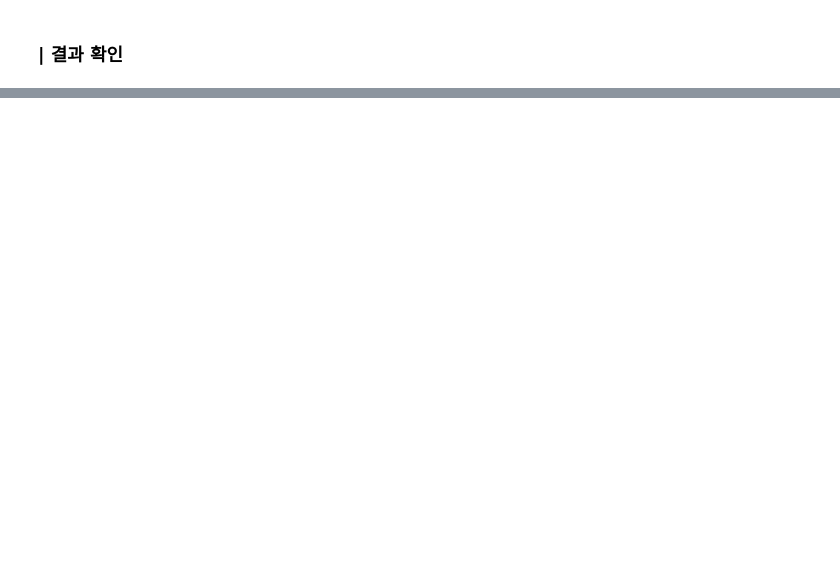
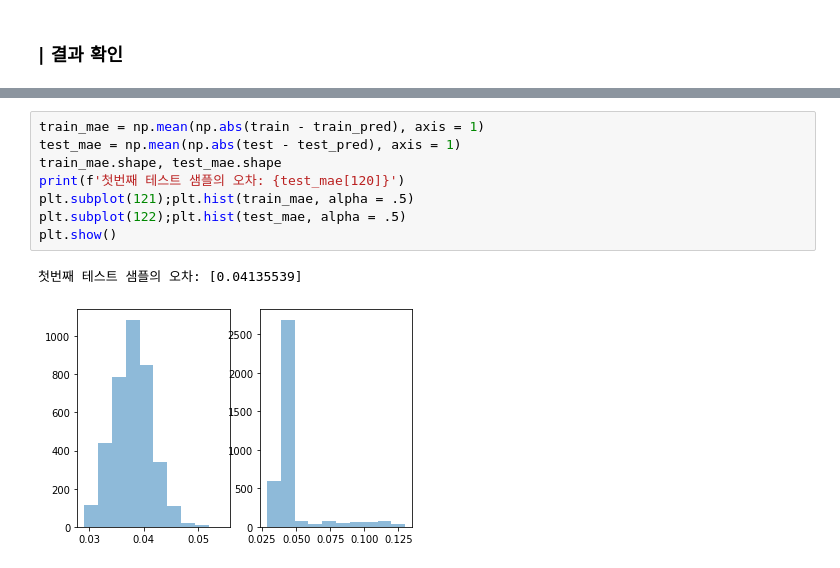
Before and after one commit to LeeHuiJong/Deep_learning, a Jupyter notebook: ch04_06_Autoencoder_ipynb의_사본.ipynb, the cells around one changed output, grey strips where cells are left out. Cells and saved outputs as stored; diff of their text form; blank space fills up the shorter version.

```diff
--- a/ch04_06_Autoencoder_ipynb의_사본.ipynb
+++ b/ch04_06_Autoencoder_ipynb의_사본.ipynb
@@ -251,0 +420,11 @@ display_res(x_test_noisy, x_recon)
+# %%
+train_mae = np.mean(np.abs(train - train_pred), axis = 1)
+test_mae = np.mean(np.abs(test - test_pred), axis = 1)
+train_mae.shape, test_mae.shape
+print(f'첫번째 테스트 샘플의 오차: {test_mae[120]}')
+plt.subplot(121);plt.hist(train_mae, alpha = .5)
+plt.subplot(122);plt.hist(test_mae, alpha = .5)
+plt.show()
+# %% [output]
+첫번째 테스트 샘플의 오차: [0.04135539]
+[figure, added]
```
Also changed, not shown: parts of 17 cells of this notebook.
